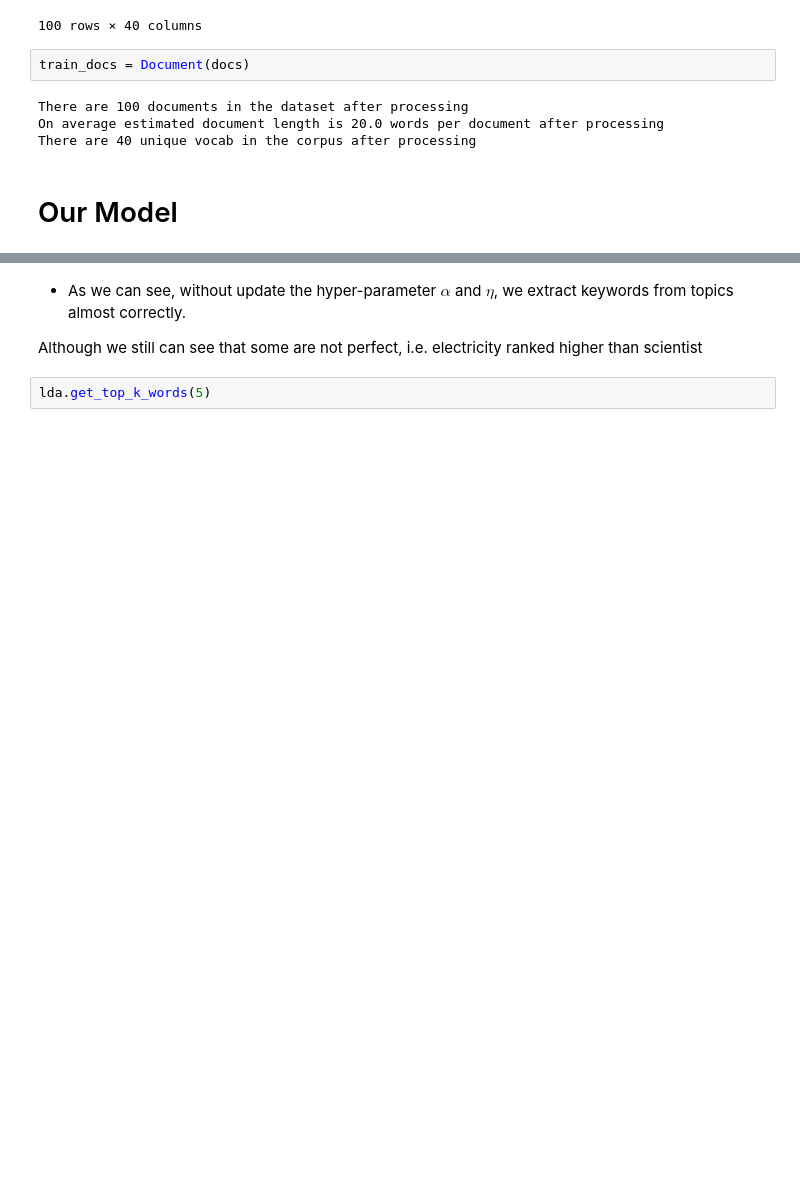
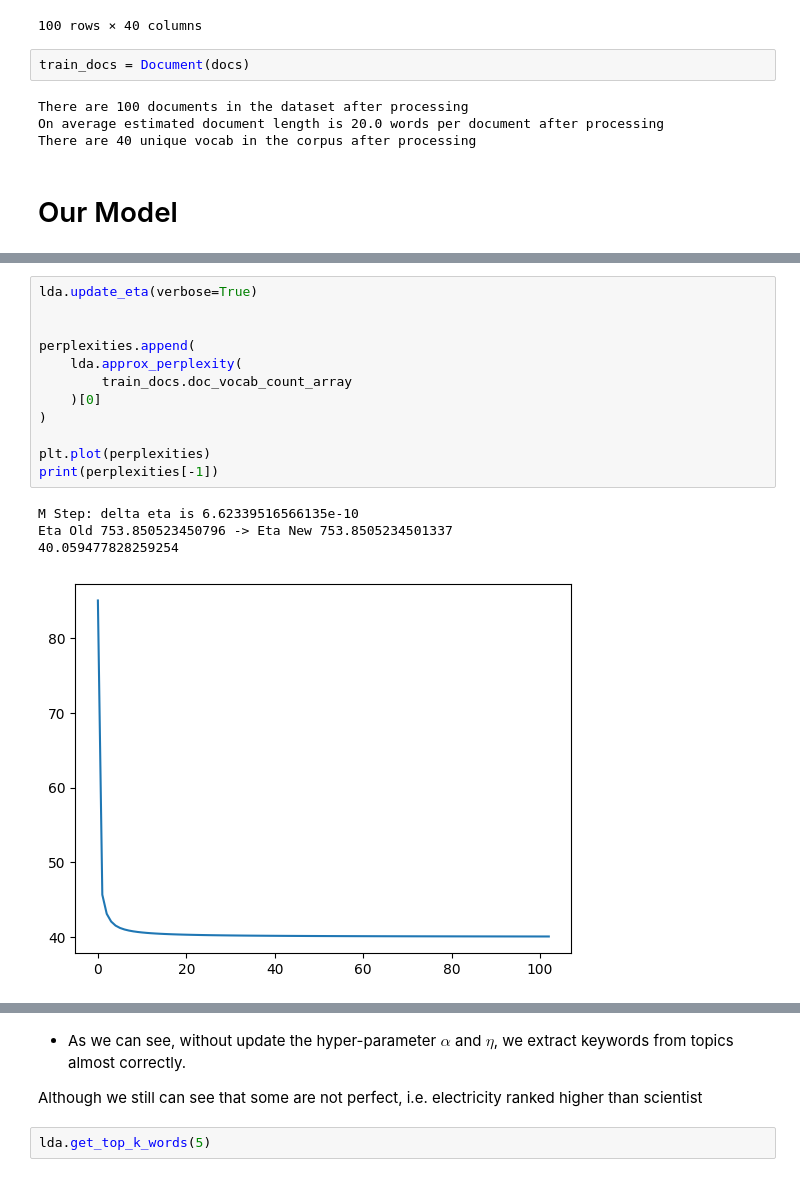
Before and after one commit to RobbenRibery/TuoTuo, a Jupyter notebook: notebook/Our Model vs SKLearn.ipynb, the cells around one changed output, grey strips where cells are left out. Cells and saved outputs as stored; diff of their text form; blank space fills up the shorter version.

```diff
--- a/notebook/Our Model vs SKLearn.ipynb
+++ b/notebook/Our Model vs SKLearn.ipynb
@@ -247,3 +269,20 @@ End perplexity = 70.36409528765788
+# %%
+lda.update_eta(verbose=True)
+
+
+perplexities.append(
+    lda.approx_perplexity(
+        train_docs.doc_vocab_count_array
+    )[0]
+)
+
+plt.plot(perplexities)
+print(perplexities[-1])
+# %% [output]
+M Step: delta eta is 6.62339516566135e-10
+Eta Old 753.850523450796 -> Eta New 753.8505234501337
+40.059477828259254
+[figure, added]
 # %%
 print(lda._alpha_)
 # %% [output]
```
Also changed, not shown: parts of 17 cells of this notebook, 1 other file.
